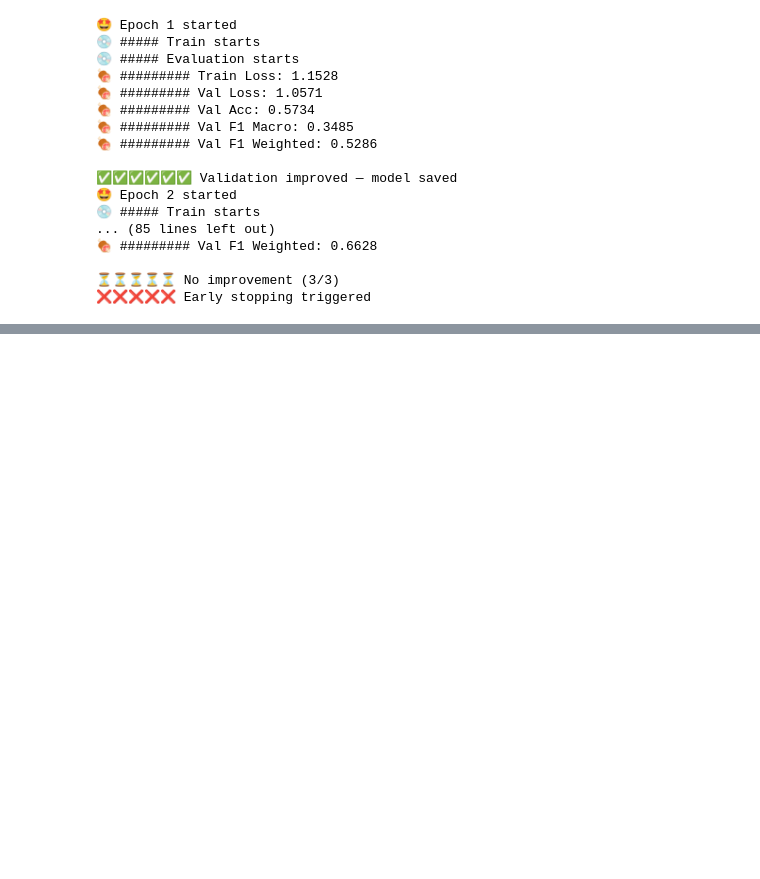
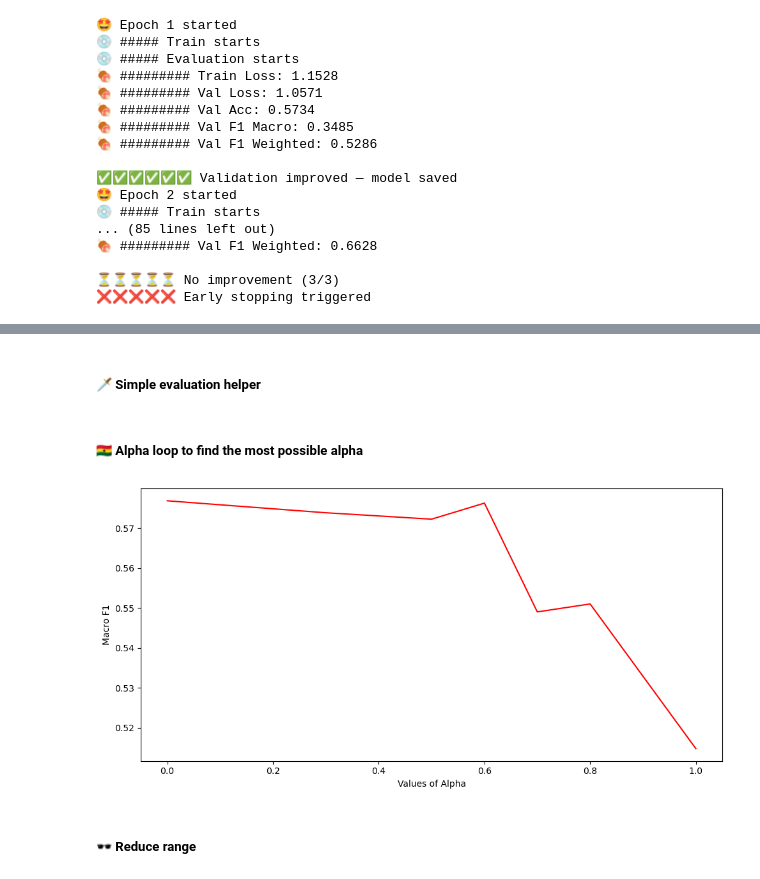
Before and after one commit to trungdung1711/sentiment-analysis-on-movie-reviews, a Jupyter notebook: notebooks/deeplearning/loop.ipynb, the cells around one changed output, grey strips where cells are left out. Saved outputs shown, nothing was run; the diff lists cells and outputs as text; code cells hidden in the pictures; blank space fills up the shorter version.

```diff
--- a/notebooks/deeplearning/loop.ipynb
+++ b/notebooks/deeplearning/loop.ipynb
@@ -507,8 +647,7 @@ def train_model_v1(
 🍖 ######### Val Loss: {avg_val_loss:.4f}
 🍖 ######### Val Acc: {acc:.4f}
 🍖 ######### Val F1 Macro: {f1_macro:.4f}
-🍖 ######### Val F1 Weighted: {f1_weighted:.4f}
-""")
+🍖 ######### Val F1 Weighted: {f1_weighted:.4f}""")
 
         # EARLY STOPPING
         # BEST IS FROM THE PREVIOUS
@@ -715,0 +1520,34 @@ View run at https://wandb.ai/trungdunglebui17112004-ho-chi-minh-city-university-
+# %%
+def get_class_weights(y_train, alpha):
+
+    base_weights = compute_class_weight(
+        class_weight="balanced",
+        classes=np.unique(y_train),
+        y=y_train
+    )
+
+    base_weights = base_weights / base_weights.mean()
+
+    scaled_weights = base_weights ** alpha
+
+    return torch.tensor(scaled_weights, dtype=torch.float).to(device)
+# %% [markdown]
+##### 🗡️ Simple evaluation helper
+# %%
+def evaluate(model, val_loader):
+    model.eval()
+    preds, labels = [], []
+
+    with torch.no_grad():
+        for X_batch, y_batch in val_loader:
+            X_batch = X_batch.to(device)
+            y_batch = y_batch.to(device)
+
+            outputs = model(X_batch)
+            pred = outputs.argmax(dim=1)
+
+            preds.extend(pred.cpu().numpy())
+            labels.extend(y_batch.cpu().numpy())
+
+    f1_macro = f1_score(labels, preds, average="macro")
+    return f1_macro, preds, labels
@@ -715,0 +1556,2 @@ View run at https://wandb.ai/trungdunglebui17112004-ho-chi-minh-city-university-
+# %% [markdown]
+##### 🇬🇭 Alpha loop to find the most possible alpha
@@ -715,0 +1640,13 @@ View run at https://wandb.ai/trungdunglebui17112004-ho-chi-minh-city-university-
+# %%
+fig, ax = plt.subplots(figsize=(10, 5))
+
+sns.lineplot(x=alphas, y=macro_f1, ax=ax, color="red")
+ax.set_xlabel("Values of Alpha")
+ax.set_ylabel("Macro F1")
+
+plt.tight_layout()
+plt.show()
+# %% [output]
+[figure, added]
+# %% [markdown]
+##### 🕶️ Reduce range
```
Also changed, not shown: parts of 38 cells of this notebook, 2 other files.
